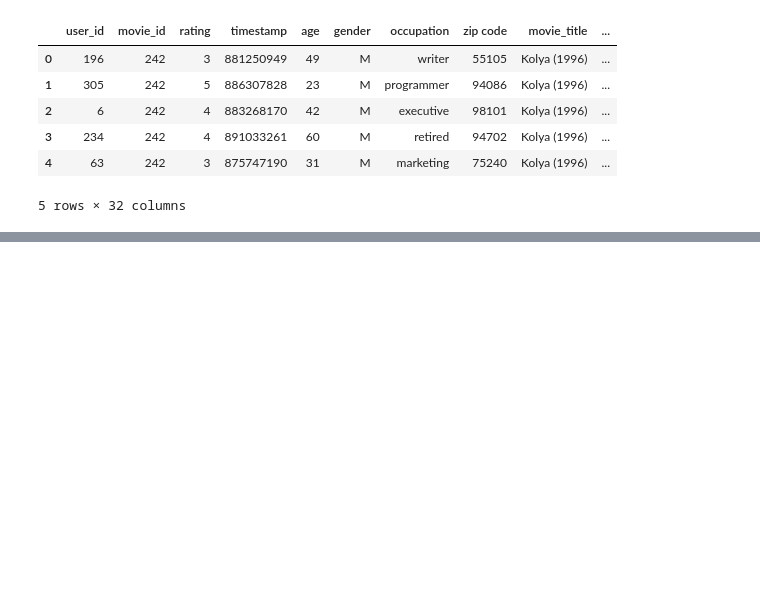
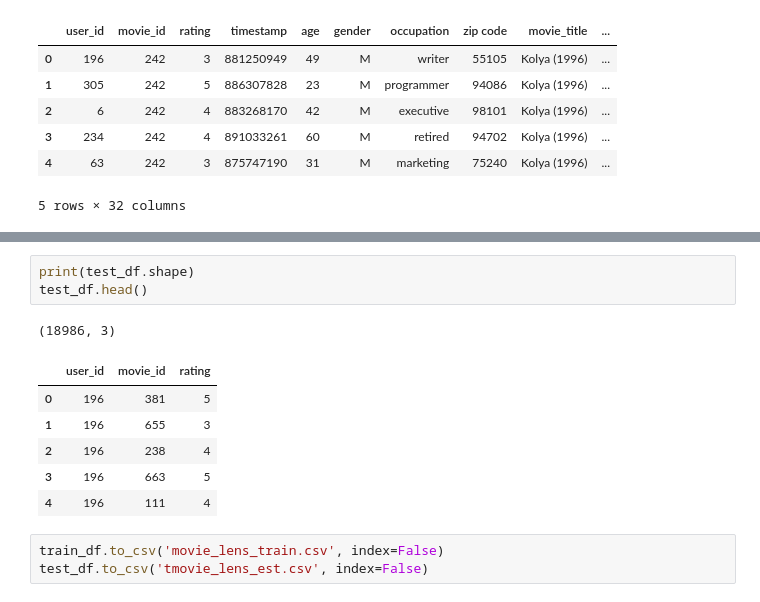
Before and after one commit to klewkl/graphs_and_structural_analysis, a Jupyter notebook: data_source/movie_lens/EDA_movie_lens_dataset.ipynb, the cells around one changed output, grey strips where cells are left out. Saved outputs shown, nothing was run; the diff lists cells and outputs as text; blank space fills up the shorter version.

```diff
--- a/data/EDA_movie_lens_dataset.ipynb
+++ b/data_source/movie_lens/EDA_movie_lens_dataset.ipynb
@@ -181,0 +230,14 @@ data_w_pr.head()
+# %%
+print(test_df.shape)
+test_df.head()
+# %% [output]
+(18986, 3)
+|  | user_id | movie_id | rating |
+| 0 | 196 | 381 | 5 |
+| 1 | 196 | 655 | 3 |
+| 2 | 196 | 238 | 4 |
+| 3 | 196 | 663 | 5 |
+| 4 | 196 | 111 | 4 |
+# %%
+train_df.to_csv('movie_lens_train.csv', index=False)
+test_df.to_csv('tmovie_lens_est.csv', index=False)
```
Also changed, not shown: parts of 8 cells of this notebook, 10 other files.
